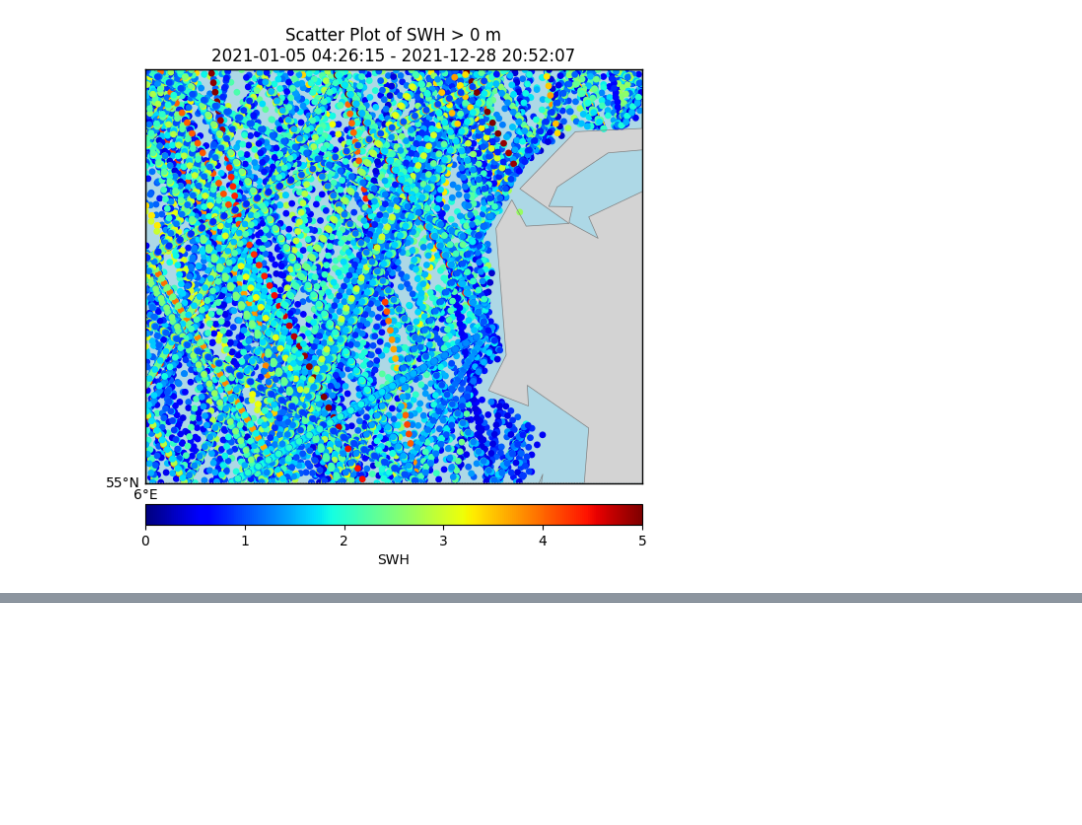
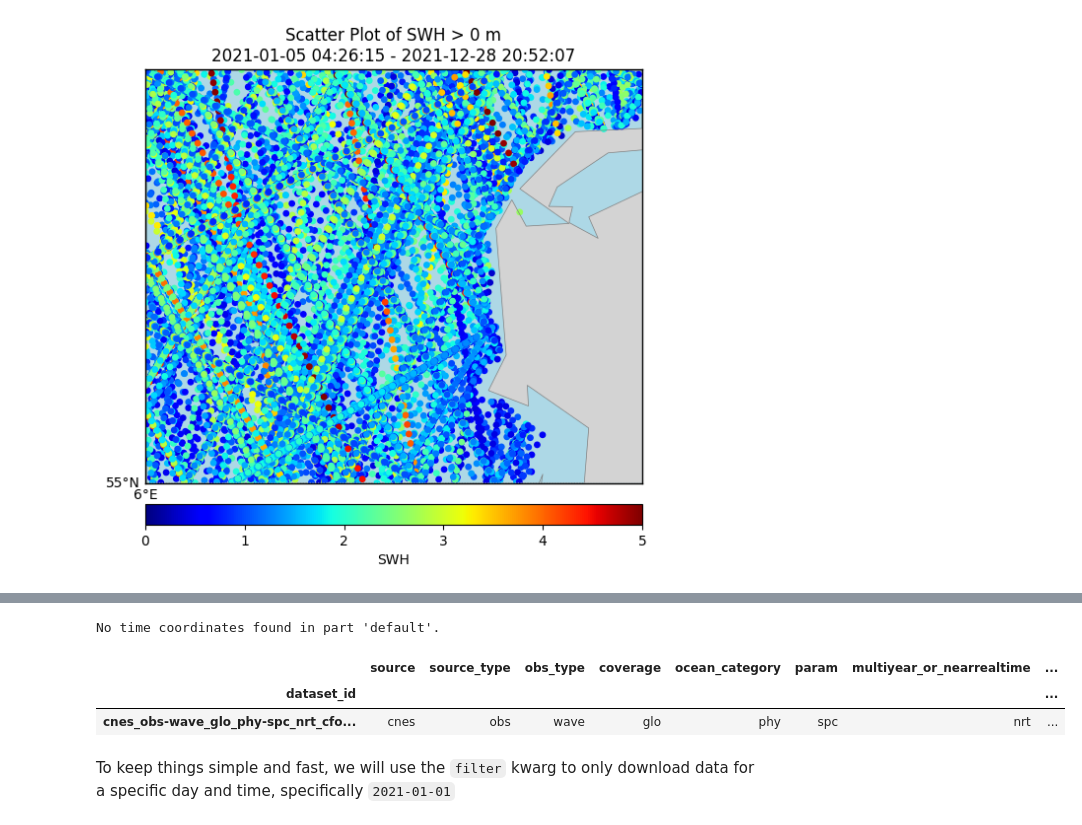
Before and after one commit to Rasmusiwersen/watobs, a Jupyter notebook: notebooks/CMEMS_Scatterometry_Data.ipynb, the cells around one changed output, grey strips where cells are left out. Drawn from its saved outputs; the diff is of its cells as text; code cells hidden in the pictures; blank space fills up the shorter version.

```diff
--- a/notebooks/CMEMS_Scatterometry_Data.ipynb
+++ b/notebooks/CMEMS_Scatterometry_Data.ipynb
@@ -319,0 +376,9 @@ plt.show()
+# %%
+repo.datasets
+# %% [output]
+No time coordinates found in part 'default'.
+|  | source | source_type | obs_type | coverage | ocean_category | param | multiyear_or_nearrealtime | ... |
+| dataset_id |  |  |  |  |  |  |  | ... |
+| cnes_obs-wave_glo_phy-spc_nrt_cfo... | cnes | obs | wave | glo | phy | spc | nrt | ... |
+# %% [markdown]
+To keep things simple and fast, we will use the `filter` kwarg to only download data for a specific day and time, specifically `2021-01-01`
```
Also changed, not shown: parts of 24 cells of this notebook, 2 other files.
